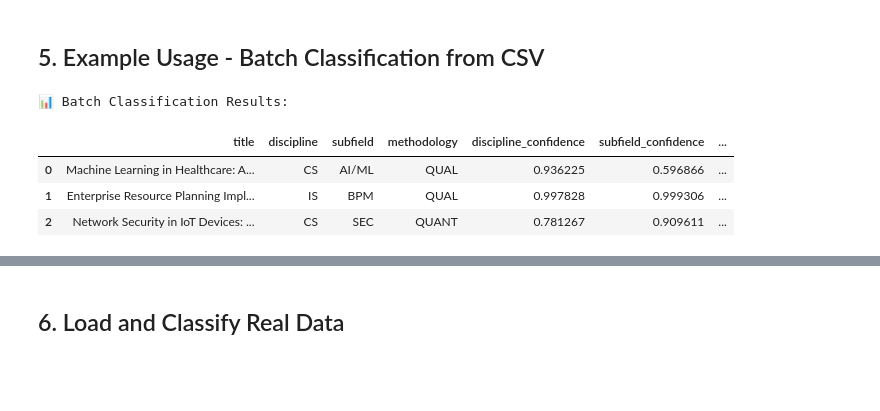
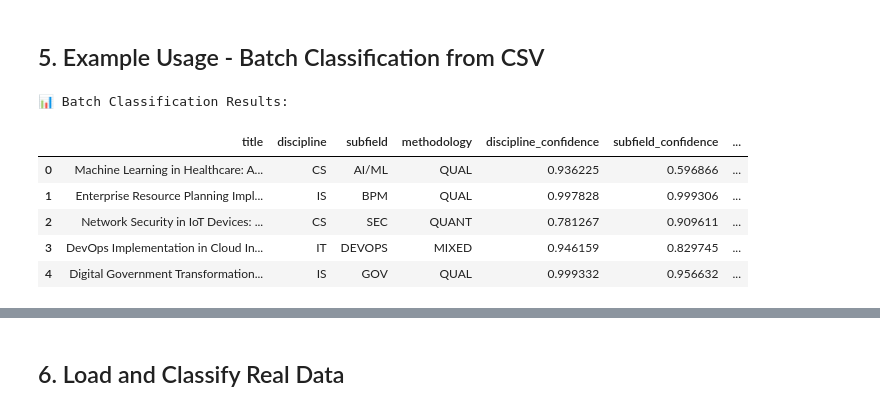
Before and after one commit to aanandprabhu30/NLP-Project, a Jupyter notebook: Notebooks/unified/unified_pipeline_v7.ipynb, the cells around one changed output, grey strips where cells are left out. Drawn from its saved outputs; the diff is of its cells as text; code cells hidden in the pictures; blank space fills up the shorter version.

```diff
--- a/Notebooks/unified/unified_pipeline_v7.ipynb
+++ b/Notebooks/unified/unified_pipeline_v7.ipynb
@@ -96,13 +233,13 @@ class OptimizedFeatureExtractor(BaseEstimator, TransformerMixin):
 # %% [markdown]
 ## 1. Load Pre-trained Models
 # %%
-# Define model paths
+# Define model paths (Fixed: Uses correct "Artefacts" spelling and "current/" subdirectory)
 MODEL_PATHS = {
-    'discipline': 'Artifacts/discipline_classifier_v7/discipline_pipeline_v7.pkl',
-    'cs_subfield': 'Artifacts/cs_subfield_classifier_v7/cs_subfield_pipeline_v7.pkl',
-    'is_subfield': 'Artifacts/is_subfield_classifier_v7/is_subfield_pipeline_v7.pkl',
-    'it_subfield': 'Artifacts/it_subfield_classifier_v7/it_subfield_pipeline_v7.pkl',
-    'methodology': 'Artifacts/methodology_classifier_v7/methodology_pipeline_v7.pkl'
+    'discipline': 'Artefacts/current/discipline_classifier_v7/discipline_pipeline_v7.pkl',
+    'cs_subfield': 'Artefacts/current/cs_subfield_classifier_v7/cs_subfield_pipeline_v7.pkl',
+    'is_subfield': 'Artefacts/current/is_subfield_classifier_v7/is_subfield_pipeline_v7.pkl',
+    'it_subfield': 'Artefacts/current/it_subfield_classifier_v7/it_subfield_pipeline_v7.pkl',
+    'methodology': 'Artefacts/current/methodology_classifier_v7/methodology_pipeline_v7.pkl'
 }
 
 # Load all models
@@ -360,7 +497,7 @@ try:
     # Load individual artifacts instead of pipeline objects
     artifacts = {}
     for model_name in MODEL_PATHS.keys():
-        artifact_path = f'Artifacts/{model_name}_classifier_v7/artifacts_v7.pkl'
+        artifact_path = f'Artefacts/current/{model_name}_classifier_v7/artifacts_v7.pkl'
         try:
             artifacts[model_name] = joblib.load(artifact_path)
             print(f"✅ Loaded {model_name} artifacts from {artifact_path}")
@@ -610,30 +826,40 @@ Methodology: QUANT (confidence: 0.83)
 # %%
 # Example 2: Create a sample dataset for demonstration
 sample_data = pd.DataFrame([
     {
         'Title': 'Machine Learning in Healthcare: A Systematic Review',
         'Abstract': 'This systematic review examines the application of machine learning techniques in healthcare settings. We analyzed 150 papers published between 2018-2023, identifying key trends and challenges in clinical decision support systems.'
     },
     {
         'Title': 'Enterprise Resource Planning Implementation: A Case Study',
         'Abstract': 'This paper presents an in-depth case study of ERP implementation in a Fortune 500 company. Through interviews with 30 stakeholders and analysis of organizational documents, we identify critical success factors.'
     },
     {
         'Title': 'Network Security in IoT Devices: Vulnerabilities and Solutions',
         'Abstract': 'We present a comprehensive analysis of security vulnerabilities in Internet of Things devices. Our study includes penetration testing of 50 commercial IoT devices and proposes a new security framework.'
+    },
+    {
+        'Title': 'DevOps Implementation in Cloud Infrastructure: Lessons from Industry Practice',
+        'Abstract': 'This paper examines DevOps practices in cloud environments through a mixed-methods study. We conducted surveys with 200 practitioners and interviewed 25 DevOps engineers across various organizations. Our findings combine quantitative performance metrics with qualitative insights from stakeholder experiences, revealing key success factors and implementation challenges.'
+    },
+    {
+        'Title': 'Digital Government Transformation: A Qualitative Study of Policy Implementation',
+        'Abstract': 'This research investigates the implementation of digital government initiatives through in-depth case studies of three municipal governments. Using ethnographic methods and semi-structured interviews with 40 government officials, we explore the organizational, political, and social factors that influence digital transformation in public sector contexts.'
     }
 ])
 
 # Classify the batch
 batch_results = classify_batch(sample_data, show_progress=False)
 
 # Display results
 print("\n📊 Batch Classification Results:")
 display(batch_results[['title', 'discipline', 'subfield', 'methodology',
                        'discipline_confidence', 'subfield_confidence', 'methodology_confidence']])
 # %% [output]
 📊 Batch Classification Results:
 |  | title | discipline | subfield | methodology | discipline_confidence | subfield_confidence | ... |
 | 0 | Machine Learning in Healthcare: A... | CS | AI/ML | QUAL | 0.936225 | 0.596866 | ... |
 | 1 | Enterprise Resource Planning Impl... | IS | BPM | QUAL | 0.997828 | 0.999306 | ... |
 | 2 | Network Security in IoT Devices: ... | CS | SEC | QUANT | 0.781267 | 0.909611 | ... |
+| 3 | DevOps Implementation in Cloud In... | IT | DEVOPS | MIXED | 0.946159 | 0.829745 | ... |
+| 4 | Digital Government Transformation... | IS | GOV | QUAL | 0.999332 | 0.956632 | ... |
```
Also changed, not shown: parts of 12 cells of this notebook, 4 other files.
